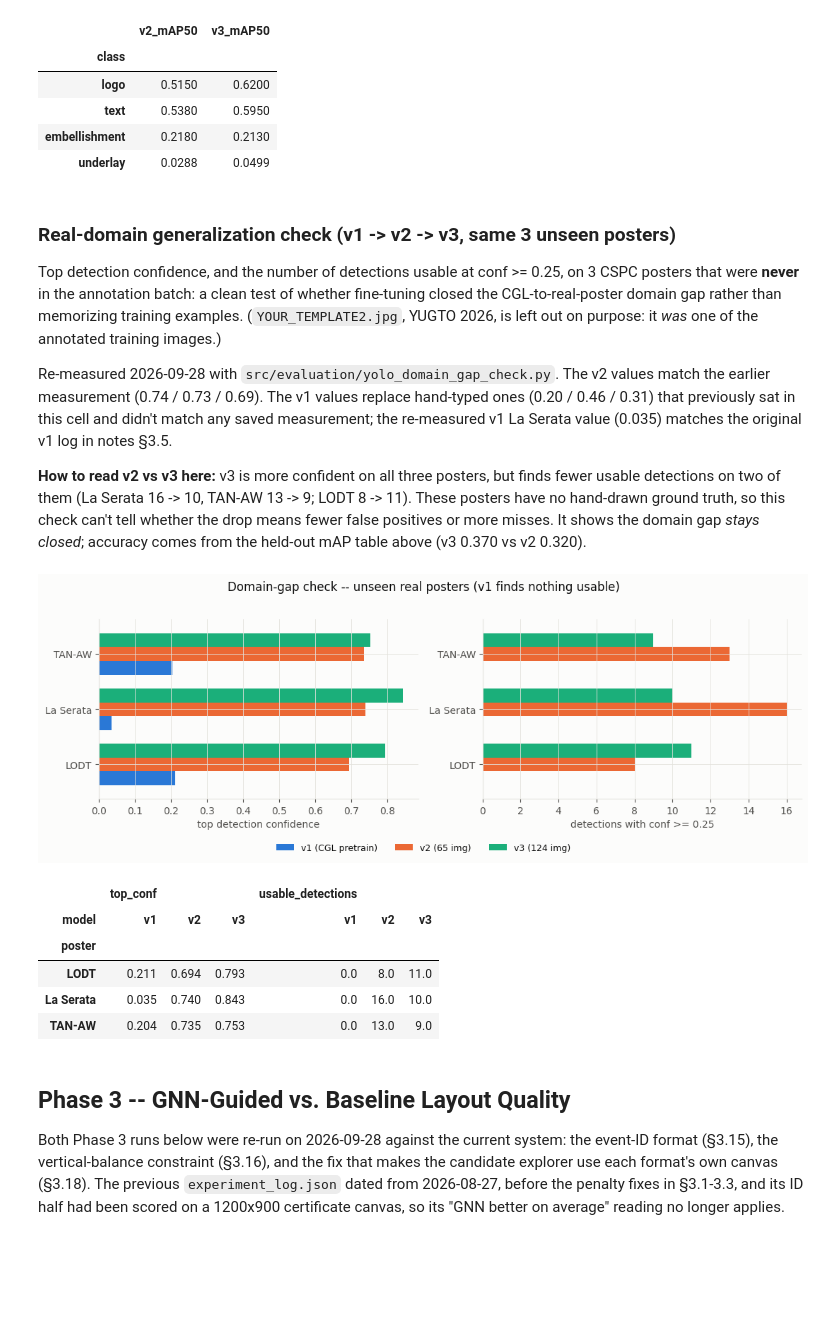
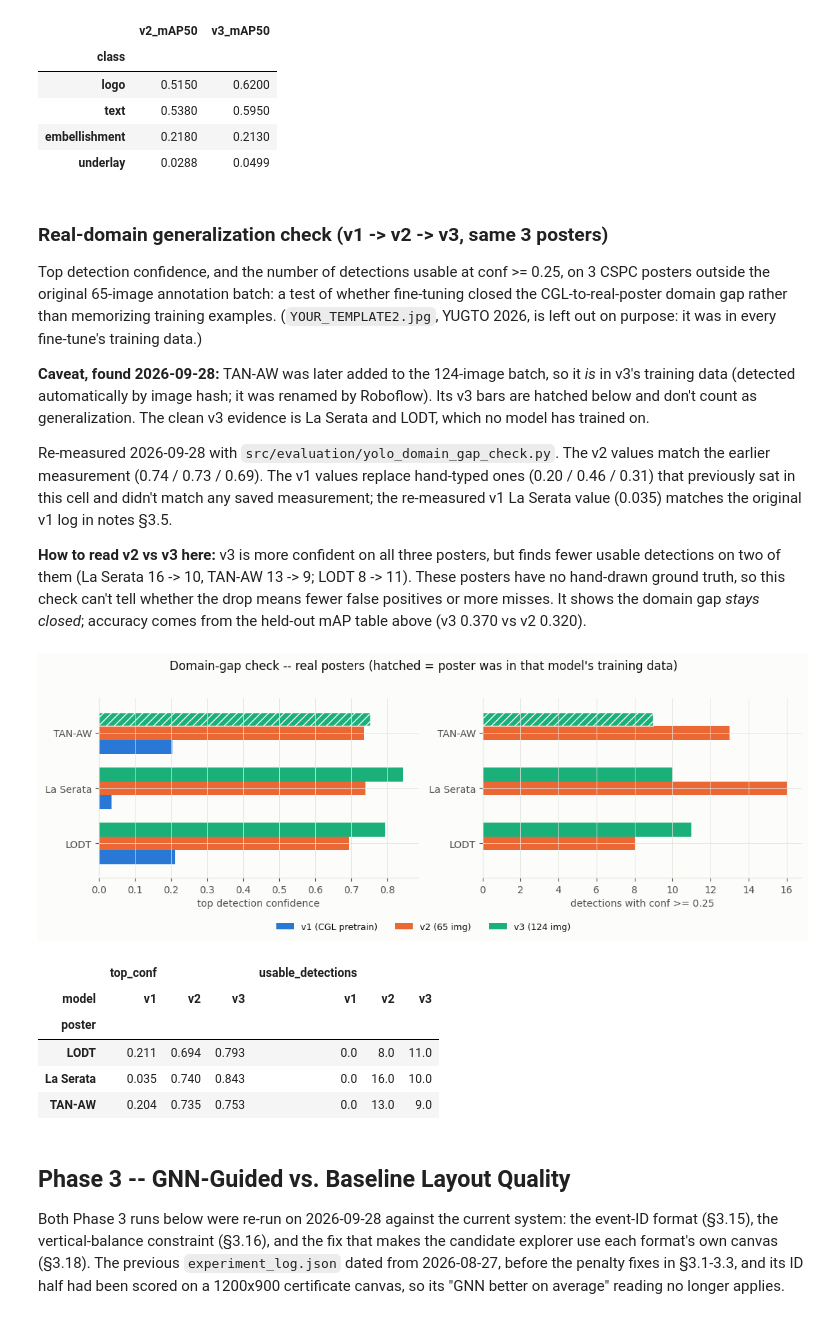
Before and after one commit to mrfahrenheit0528/themesync, a Jupyter notebook: notebooks/results_analysis.ipynb, the cells around one changed output. Drawn from its saved outputs; the diff is of its cells as text; code cells hidden in the pictures; blank space fills up the shorter version.

```diff
--- a/notebooks/results_analysis.ipynb
+++ b/notebooks/results_analysis.ipynb
@@ -175,13 +175,19 @@ per_class
 | embellishment | 0.2180 | 0.2130 |
 | underlay | 0.0288 | 0.0499 |
 # %% [markdown]
-### Real-domain generalization check (v1 -> v2 -> v3, same 3 unseen posters)
+### Real-domain generalization check (v1 -> v2 -> v3, same 3 posters)
 
 Top detection confidence, and the number of detections usable at conf >= 0.25,
-on 3 CSPC posters that were **never** in the annotation batch: a clean test of
+on 3 CSPC posters outside the original 65-image annotation batch: a test of
 whether fine-tuning closed the CGL-to-real-poster domain gap rather than
 memorizing training examples. (`YOUR_TEMPLATE2.jpg`, YUGTO 2026, is left out on
-purpose: it *was* one of the annotated training images.)
+purpose: it was in every fine-tune's training data.)
+
+**Caveat, found 2026-09-28:** TAN-AW was later added to the 124-image batch, so
+it *is* in v3's training data (detected automatically by image hash; it was
+renamed by Roboflow). Its v3 bars are hatched below and don't count as
+generalization. The clean v3 evidence is La Serata and LODT, which no model
+has trained on.
 
 Re-measured 2026-09-28 with `src/evaluation/yolo_domain_gap_check.py`. The v2
 values match the earlier measurement (0.74 / 0.73 / 0.69). The v1 values replace
@@ -198,31 +204,38 @@ above (v3 0.370 vs v2 0.320).
 # %%
 with open(ROOT / "results/yolo_domain_gap_check.json") as f:
     gap = json.load(f)
 
 gap_rows = []
 for version, per_poster in gap["results"].items():
     for poster, m in per_poster.items():
         gap_rows.append({"poster": poster, "model": version,
                          "top_conf": m["top_conf"], "usable_detections": m["n_ge_025"]})
 gap_df = pd.DataFrame(gap_rows)
 
 fig, axes = plt.subplots(1, 2, figsize=(11, 3.6))
 for ax, metric, label in [(axes[0], "top_conf", "top detection confidence"),
                           (axes[1], "usable_detections", "detections with conf >= 0.25")]:
     gap_df.pivot(index="poster", columns="model", values=metric)[["v1", "v2", "v3"]].plot(
         kind="barh", ax=ax, color=[SERIES_1, SERIES_2, SERIES_3], width=0.75)
     ax.set_xlabel(label)
     ax.set_ylabel("")
     ax.get_legend().remove()
+    # Hatch any bar whose poster was in that checkpoint's training data.
+    posters = list(gap_df.pivot(index="poster", columns="model", values=metric).index)
+    for container, version in zip(ax.containers, ["v1", "v2", "v3"]):
+        for bar, poster in zip(container, posters):
+            if gap["seen_in_training"][version][poster]:
+                bar.set_hatch("///")
+                bar.set_edgecolor("white")
 fig.legend(["v1 (CGL pretrain)", "v2 (65 img)", "v3 (124 img)"], loc="lower center",
            ncol=3, frameon=False, fontsize=9, bbox_to_anchor=(0.5, -0.08))
-fig.suptitle("Domain-gap check -- unseen real posters (v1 finds nothing usable)", y=1.02)
+fig.suptitle("Domain-gap check -- real posters (hatched = poster was in that model's training data)", y=1.02)
 fig.tight_layout()
 plt.show()
 
 gap_df.pivot(index="poster", columns="model", values=["top_conf", "usable_detections"])
 # %% [output]
-[figure, old version]
+[figure, new version]
 |  | top_conf |  |  | usable_detections |  |  |
 | model | v1 | v2 | v3 | v1 | v2 | v3 |
 | poster |  |  |  |  |  |  |
```
Also changed, not shown: 8 other files.
